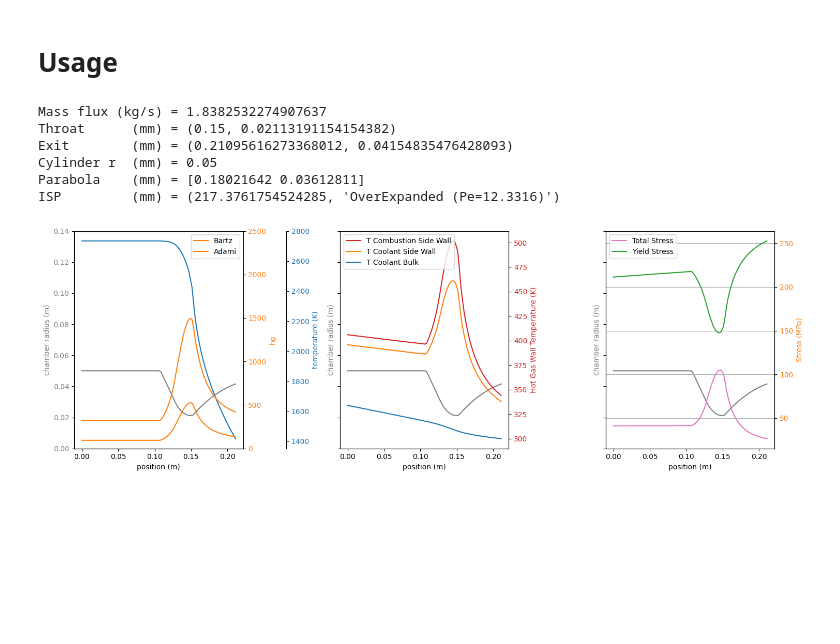
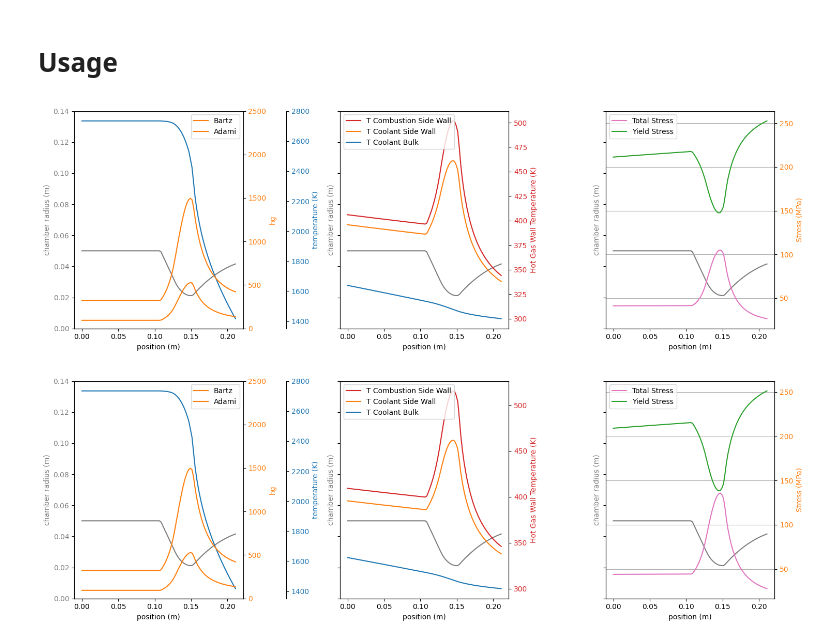
Before and after one commit to icl-rocketry/EngineSim, a Jupyter notebook: enginesizer.ipynb, the cells around one changed output. Saved outputs shown, nothing was run; the diff lists cells and outputs as text; code cells hidden in the pictures; blank space fills up the shorter version.

```diff
--- a/enginesizer.ipynb
+++ b/enginesizer.ipynb
@@ -413,13 +413,14 @@ class ChannelSim:
       dx = contour.x[1] - contour.x[0]
       Tco_i = Tco_i + 1 / (mdot * cp) * q * (2 * np.pi * r * dx / channel.N)
 # %%
-def runsim():
-  print(f'Mass flux (kg/s) = {thanos.mdot}')
-  print(f'Throat      (mm) = {thanos_contour.throat}')
-  print(f'Exit        (mm) = {thanos_contour.exit}')
-  print(f'Cylinder r  (mm) = {thanos_contour.rc}')
-  print(f'Parabola    (mm) = {thanos_contour.parabola_p1}')
-  print(f'ISP         (mm) = {thanos.isp}')
+def runsim(showtext):
+  if showtext:
+    print(f'Mass flux (kg/s) = {thanos.mdot}')
+    print(f'Throat      (mm) = {thanos_contour.throat}')
+    print(f'Exit        (mm) = {thanos_contour.exit}')
+    print(f'Cylinder r  (mm) = {thanos_contour.rc}')
+    print(f'Parabola    (mm) = {thanos_contour.parabola_p1}')
+    print(f'ISP         (mm) = {thanos.isp}')
 
   fig, ax = plt.subplots(1, 3, figsize=(15, 5), sharey=True)
   #fig.set_size_inches(8, 5)
@@ -515,37 +516,62 @@ thanos = RocketEngine(
     MR = 2.5) #thats O/F
 
 from matplotlib import pyplot as plt
 
 thanos_contour = Contour(thanos,
                          chamber_length=0.15,   #Chamber length
                          radius_cylinder=0.05,  #Chamber radius
                          points=100             #Discretized Points
                          )
 thanos_thermals = Thermals(thanos, thanos_contour, 0,
                            hg_multiplier=1      #Funky wonky
                            )
 thanos_channel = Channels(thanos, thanos_contour, thanos_thermals,
                           h=0.0015,   #Inner wall thickness
                           hc0=0.001,  #Initial Channel Height
                           a0=0.004,   #Initial Channel Width
                           N=40        #Number of channels
                           )
 
 aluminium = Metal(100, 24e-6,
                   yield_array=[273, 573, 300e6, 100e6],  #Linear interpolation of old_min, old_max, new_min, new_max. T1, T2, Stress1, Stress2
                   modulus_array=[273, 773, 70e9, 50e9]   #Linear interpolation of old_min, old_max, new_min, new_max. T1, T2, Stress1, Stress2
                   )
 
+
 channelSim = ChannelSim(thanos, thanos_contour, thanos_thermals, thanos_channel,
                         metal=aluminium   #Change material
                         )
 
-runsim()
+runsim(showtext=False)
+
+#--------------------------------------------------------------------------------
+
+thanos_contour = Contour(thanos,
+                         chamber_length=0.15,   #Chamber length
+                         radius_cylinder=0.05,  #Chamber radius
+                         points=100             #Discretized Points
+                         )
+thanos_thermals = Thermals(thanos, thanos_contour, 0,
+                           hg_multiplier=1      #Funky wonky
+                           )
+thanos_channel = Channels(thanos, thanos_contour, thanos_thermals,
+                          h=0.002,   #Inner wall thickness
+                          hc0=0.001,  #Initial Channel Height
+                          a0=0.004,   #Initial Channel Width
+                          N=40        #Number of channels
+                          )
+
+aluminium = Metal(100, 24e-6,
+                  yield_array=[273, 573, 300e6, 100e6],  #Linear interpolation of old_min, old_max, new_min, new_max. T1, T2, Stress1, Stress2
+                  modulus_array=[273, 773, 70e9, 50e9]   #Linear interpolation of old_min, old_max, new_min, new_max. T1, T2, Stress1, Stress2
+                  )
+
+
+channelSim = ChannelSim(thanos, thanos_contour, thanos_thermals, thanos_channel,
+                        metal=aluminium   #Change material
+                        )
+
+runsim(showtext=False)
 # %% [output]
-Mass flux (kg/s) = 1.8382532274907637
-Throat      (mm) = (0.15, 0.02113191154154382)
-Exit        (mm) = (0.21095616273368012, 0.04154835476428093)
-Cylinder r  (mm) = 0.05
-Parabola    (mm) = [0.18021642 0.03612811]
-ISP         (mm) = (217.3761754524285, 'OverExpanded (Pe=12.3316)')
 [figure]
+[figure, added]
```
